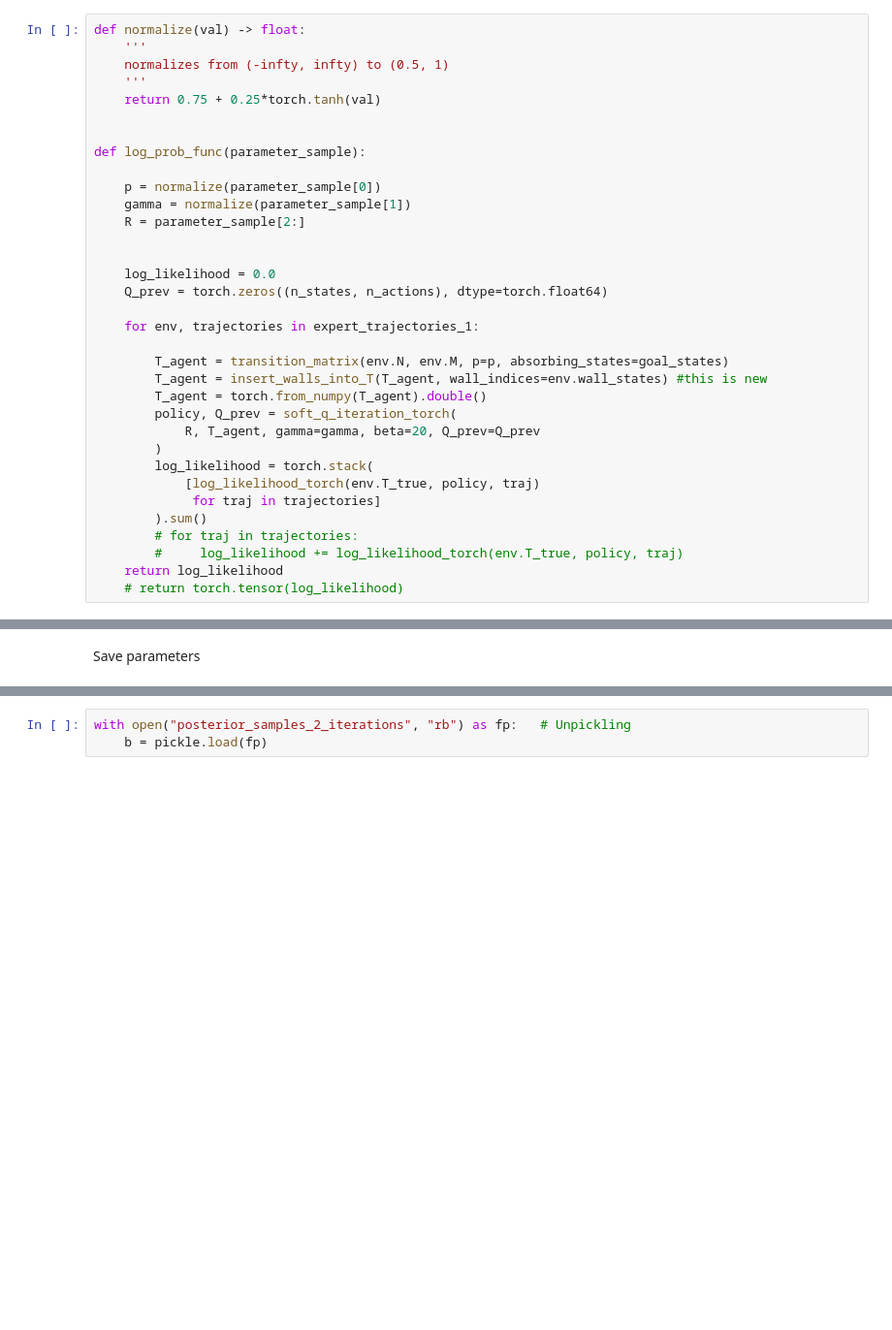
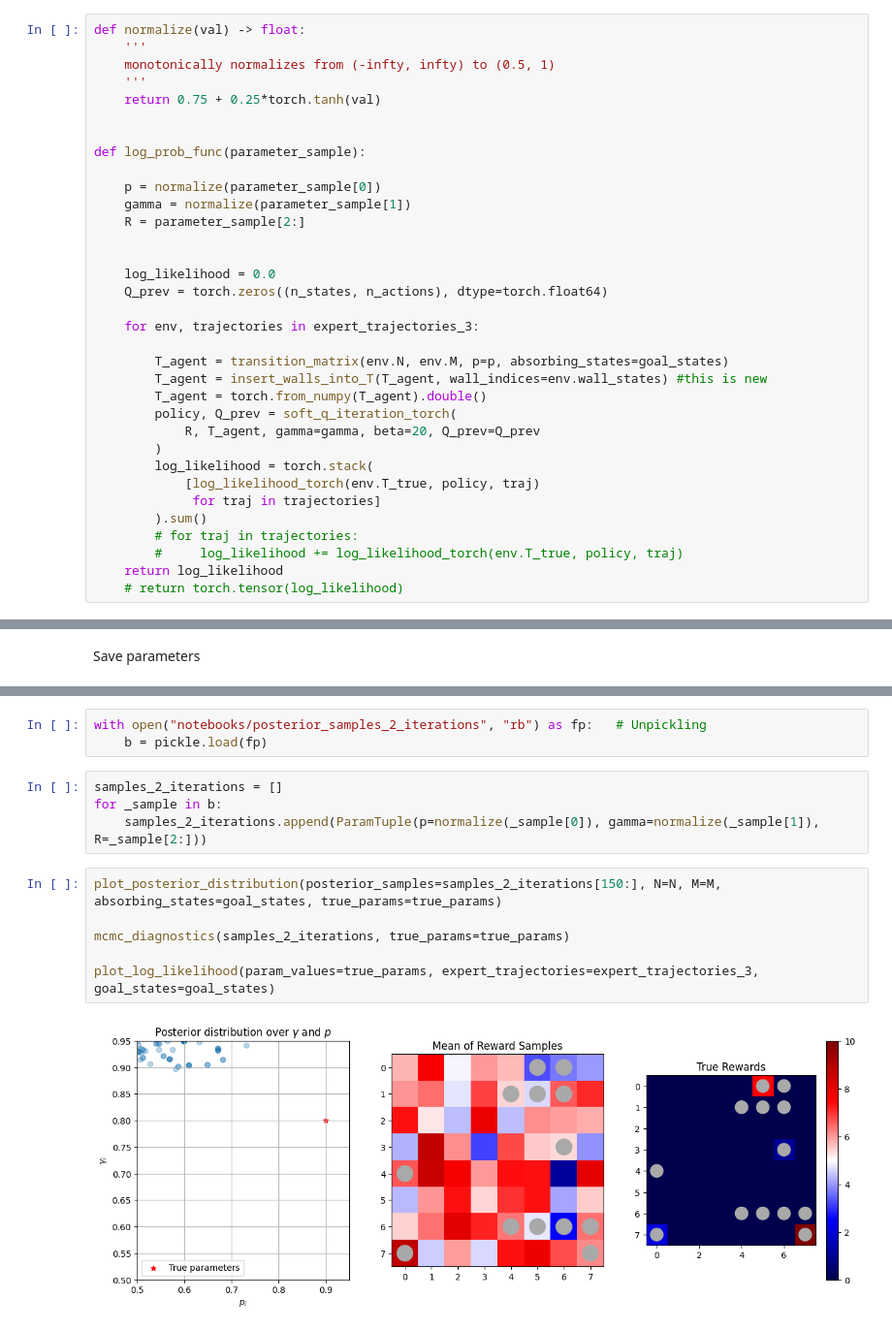
Before and after one commit to ankile/irl-environment-design, a Jupyter notebook: notebooks/hamiltorch.ipynb, the cells around one changed output, grey strips where cells are left out. Shown at 97% size. Saved outputs shown, nothing was run; the diff lists cells and outputs as text; blank space fills up the shorter version.

```diff
--- a/notebooks/hamiltorch.ipynb
+++ b/notebooks/hamiltorch.ipynb
@@ -247,7 +238,7 @@ def log_likelihood_torch(T, policy, trajectory):
 # %%
 def normalize(val) -> float:
     '''
-    normalizes from (-infty, infty) to (0.5, 1)
+    monotonically normalizes from (-infty, infty) to (0.5, 1)
     '''
     return 0.75 + 0.25*torch.tanh(val)
 
@@ -262,7 +253,7 @@ def log_prob_func(parameter_sample):
     log_likelihood = 0.0
     Q_prev = torch.zeros((n_states, n_actions), dtype=torch.float64)
 
-    for env, trajectories in expert_trajectories_1:
+    for env, trajectories in expert_trajectories_3:
 
         T_agent = transition_matrix(env.N, env.M, p=p, absorbing_states=goal_states)
         T_agent = insert_walls_into_T(T_agent, wall_indices=env.wall_states) #this is new
@@ -306,3 +304,15 @@ with open("posterior_samples_2_iterations", "wb") as f:
 # %%
-with open("posterior_samples_2_iterations", "rb") as fp:   # Unpickling
+with open("notebooks/posterior_samples_2_iterations", "rb") as fp:   # Unpickling
     b = pickle.load(fp)
+# %%
+samples_2_iterations = []
+for _sample in b:
+    samples_2_iterations.append(ParamTuple(p=normalize(_sample[0]), gamma=normalize(_sample[1]), R=_sample[2:]))
+# %%
+plot_posterior_distribution(posterior_samples=samples_2_iterations[150:], N=N, M=M, absorbing_states=goal_states, true_params=true_params)
+
+mcmc_diagnostics(samples_2_iterations, true_params=true_params)
+
+plot_log_likelihood(param_values=true_params, expert_trajectories=expert_trajectories_3, goal_states=goal_states)
+# %% [output]
+[figure, added]
```
Also changed, not shown: parts of 9 cells of this notebook, 4 other files.
